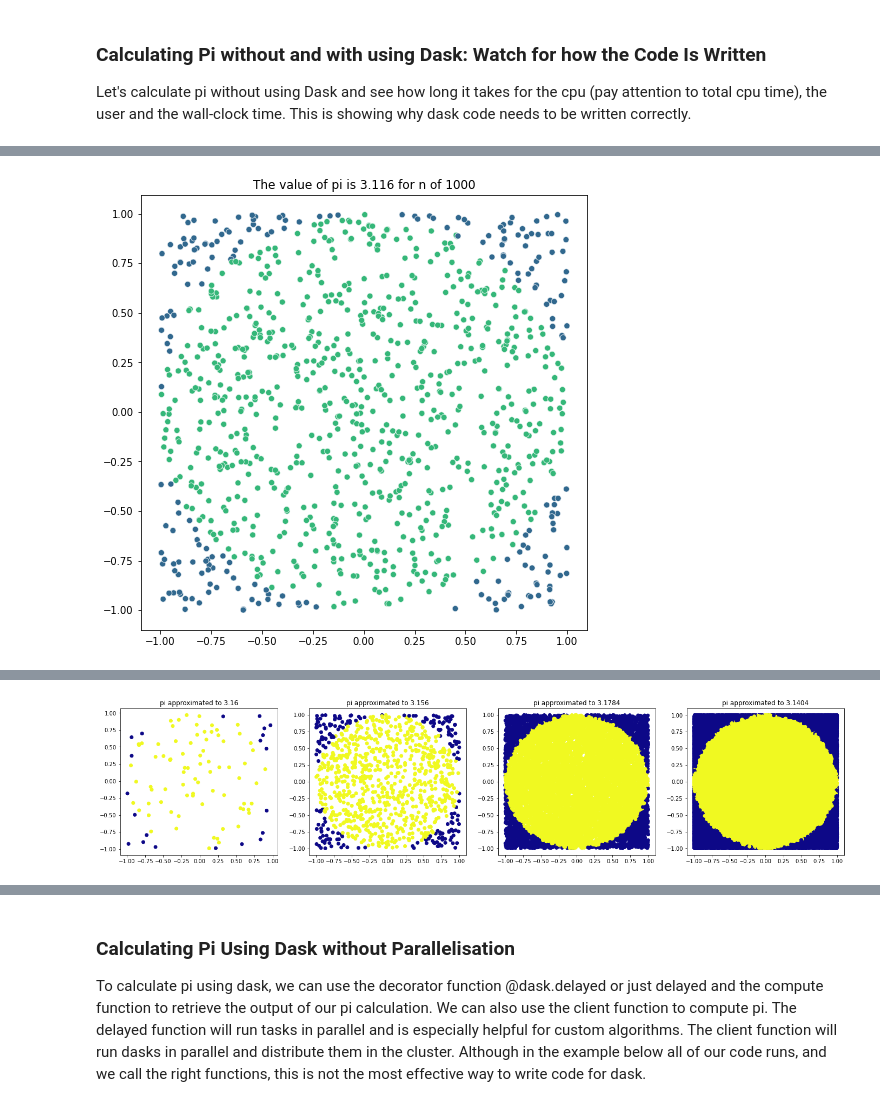
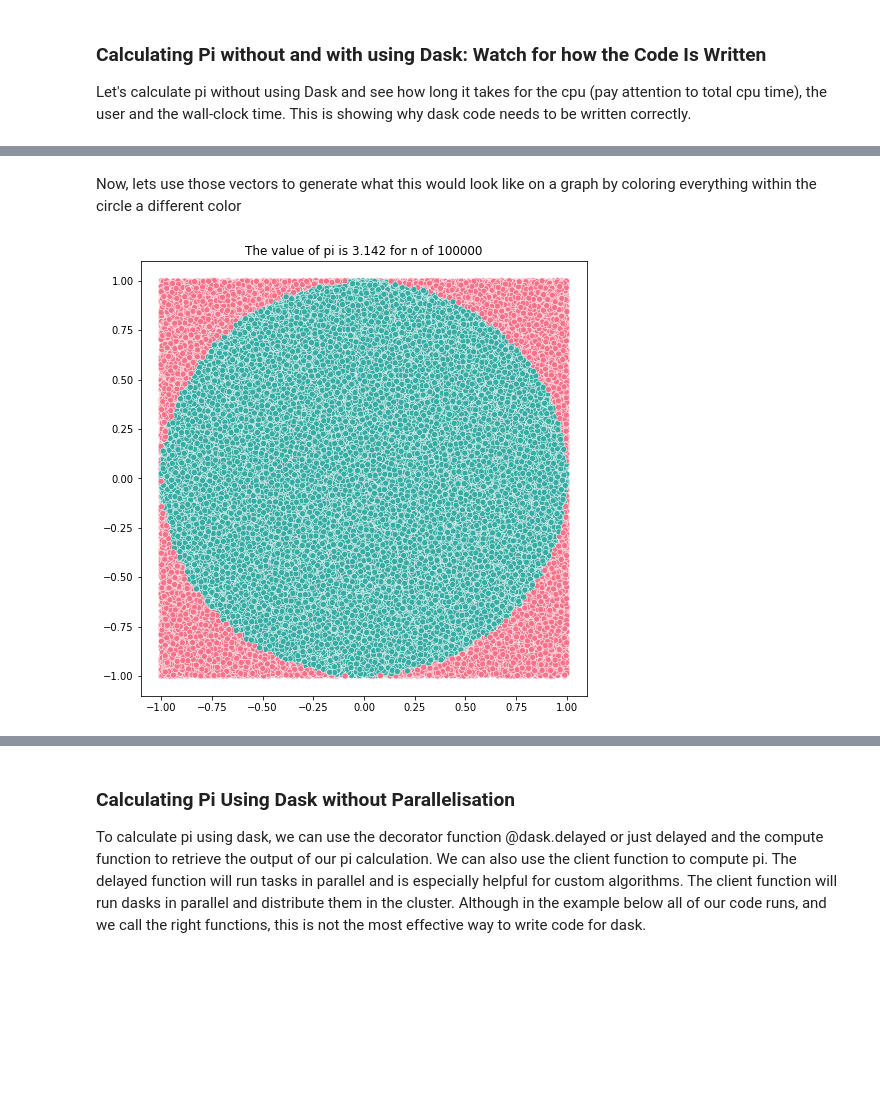
Before and after one commit to ddl-odette/Adv_data_science, a Jupyter notebook: Dask_pi.ipynb, the cells around one changed output, grey strips where cells are left out. Cells and saved outputs as stored; diff of their text form; code cells hidden in the pictures; blank space fills up the shorter version.

```diff
--- a/Dask_pi.ipynb
+++ b/Dask_pi.ipynb
@@ -136,17 +142,21 @@ Wall time: 341 ms
+# %% [markdown]
+Now, lets use those vectors to generate what this would look like on a graph by coloring everything within the circle a different color
 # %%
+%%time
+
 ##Take a look at what one n would look like
 
-n = 10**3
+n = 10**5
 
 
 x, y  = np.random.uniform(low=-1, high = 1, size = n), np.random.uniform(low=-1, high = 1, size = n)
 in_circle = len(x[((x**2+y**2)<1)==True])
 current_pi = in_circle/n*4
 
 
 plt.figure(figsize = (8,8))
 sns.scatterplot(x=x, y=y, hue=(x**2+y**2)<1,
-                palette='viridis', legend=False).set(title = f'The value of pi is {current_pi} for n of {n}')
+                palette='husl', legend=False).set(title = f'The value of pi is {current_pi} for n of {n}')
 plt.show()
 # %% [output]
-[figure, old version]
+[figure, new version]
@@ -153,23 +164,0 @@ plt.show()
-# %%
-def set_axis(axis , n ):
-
-    n = int(n)
-    x, y  = np.random.uniform(low=-1, high = 1, size = n), np.random.uniform(low=-1, high = 1, size = n)
-    line = axis.scatter(x, y, c= ((x**2+y**2)<1)==True)
-    current_pi = len(x[((x**2+y**2)<1)==True])/n*4
-    axis.set_title(f'pi approximated to {round(current_pi,4)}')
-
-
-fig, [ax , ax1, ax2, ax3] = plt.subplots(1, 4)
-
-fig.set_figwidth(24)
-fig.set_figheight(5)
-plt.set_cmap('plasma')
-
-
-set_axis(ax, 10**2)
-set_axis(ax1, 10**3)
-set_axis(ax2, 10**4)
-set_axis(ax3, 10**5)
-# %% [output]
-[figure, removed]
```
Also changed, not shown: parts of 31 cells of this notebook.
